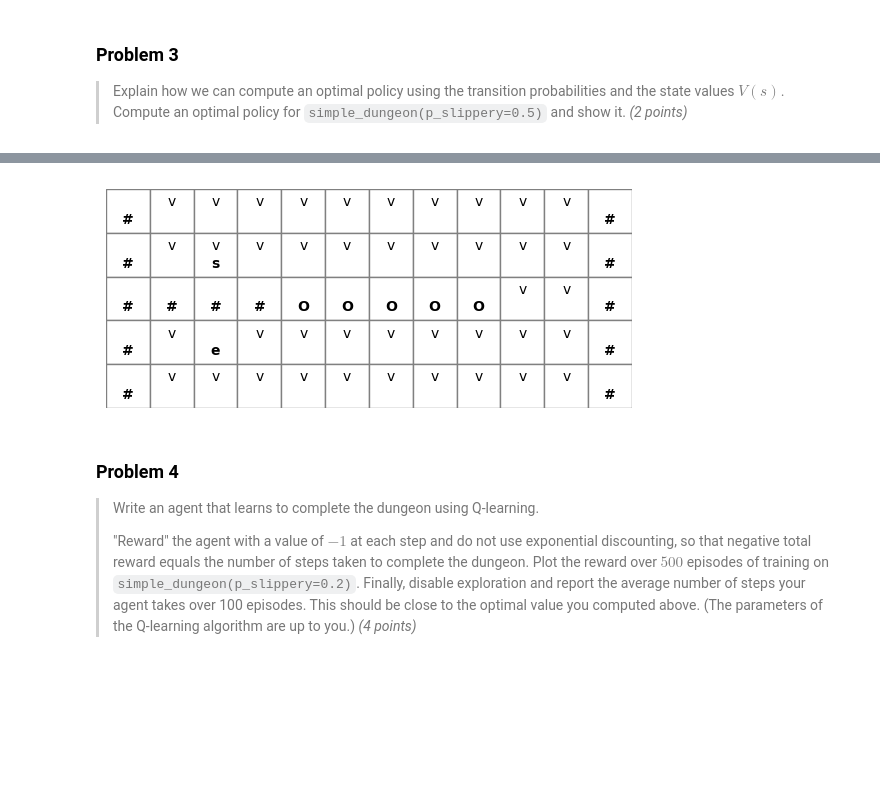
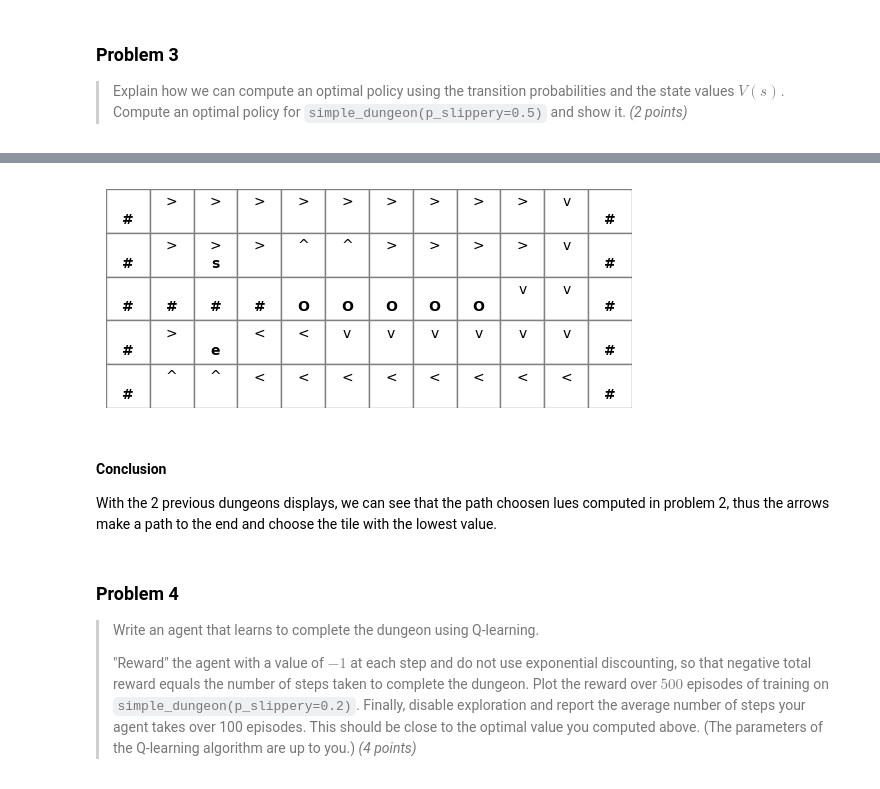
Before and after one commit to Davidpereira2803/IML_Assigments, a Jupyter notebook: Assignment2/homework_2.ipynb, the cells around one changed output, grey strips where cells are left out. Cells and saved outputs as stored; diff of their text form; code cells hidden in the pictures; blank space fills up the shorter version.

```diff
--- a/Assignment2/homework_2.ipynb
+++ b/Assignment2/homework_2.ipynb
@@ -323,35 +402,39 @@ dungeon.show(state_values, values=False)
 # %%
 def compute_actions(dungeon: Dungeon, values: np.ndarray) -> np.ndarray:
     actions = np.repeat(0, dungeon.n_states)
+
     # Your code here
-    actions = np.zeros(dungeon.n_states, dtype=int)
 
-    for s in range(dungeon.n_states):
-        if s == dungeon.end or dungeon.tiles[s] in ['#','O','e']:
+    # loop through the states
+    for state in range(dungeon.n_states):
+        # skip the walls and the holes
+        if dungeon.tiles[state] in ['#','O']:
             continue
 
+        # Compute the values with the formula from above (argmin instead of min)
         action_values = []
         for a in range(4):
-            action_value = 0
-            for s_prime in range(dungeon.n_states):
-                action_value += dungeon.transitions[a,s,s_prime] * (1 + values[s_prime])
-            action_values.append(action_value)
+            next_state_values = dungeon.transitions[a, state] @ (1 + values)
+            action_values.append(next_state_values)
 
-        best_action = np.argmin(action_value)
-        actions[s] = best_action
+        actions[state] = np.argmin(action_values)
 
     # Convert action codes to ASCII
     chars = np.array(["v", "^", ">", "<"])[actions]
     chars[np.isin(dungeon.tiles, np.array(["#", "O", "e"]))] = " "
     return chars
 
 
 dungeon = simple_dungeon(p_slippery=0.5)
 state_values = compute_values(dungeon)
 best_actions = compute_actions(dungeon, state_values)
 dungeon.show(best_actions)
 # %% [output]
-[figure, old version]
+[figure, new version]
+# %% [markdown]
+#### Conclusion
+
+With the 2 previous dungeons displays, we can see that the path choosen lues computed in problem 2, thus the arrows make a path to the end and choose the tile with the lowest value.
 # %% [markdown]
 ### Problem 4
 > Write an agent that learns to complete the dungeon using Q-learning.
```
Also changed, not shown: parts of 15 cells of this notebook, 2 other files.
